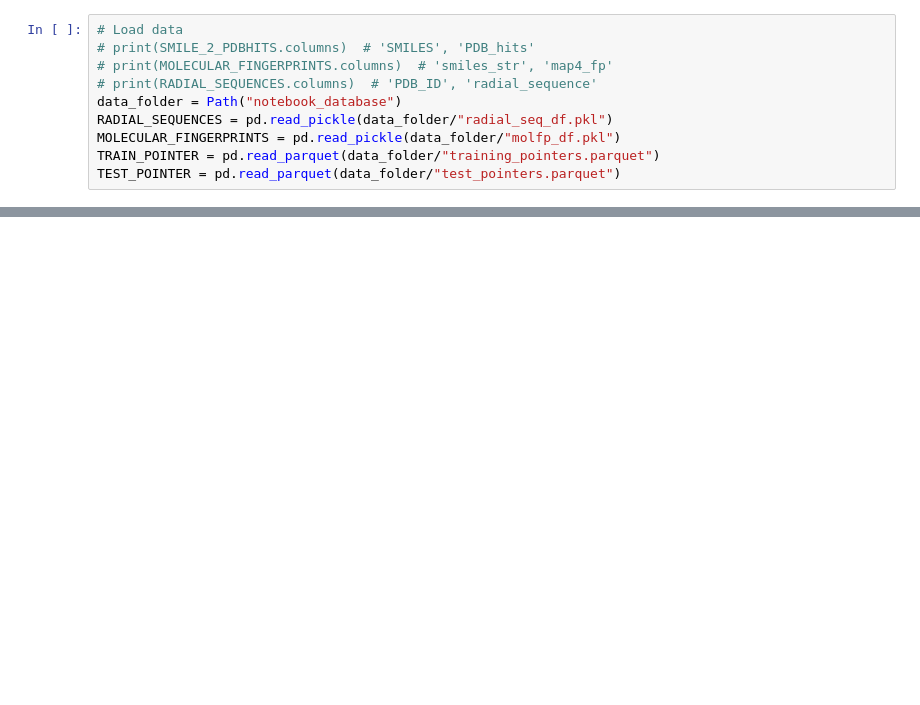
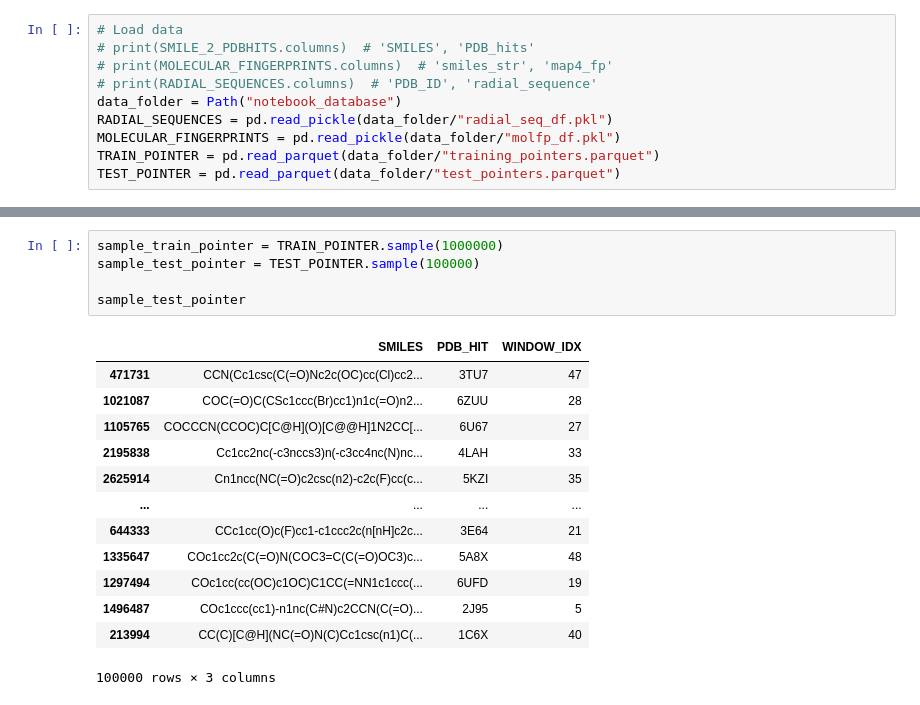
Before and after one commit to Elliot-Chan-120/NanoMaker, a Jupyter notebook: nano_notebooks/SKELETON_prototype.ipynb, the cells around one changed output, grey strips where cells are left out. Cells and saved outputs as stored; diff of their text form; blank space fills up the shorter version.

```diff
--- a/nano_notebooks/SKELETON_prototype.ipynb
+++ b/nano_notebooks/SKELETON_prototype.ipynb
@@ -213,3 +58,22 @@ class RadialDataset(Dataset):
+# %%
+sample_train_pointer = TRAIN_POINTER.sample(1000000)
+sample_test_pointer = TEST_POINTER.sample(100000)
+
+sample_test_pointer
+# %% [output]
+|  | SMILES | PDB_HIT | WINDOW_IDX |
+| 471731 | CCN(Cc1csc(C(=O)Nc2c(OC)cc(Cl)cc2... | 3TU7 | 47 |
+| 1021087 | COC(=O)C(CSc1ccc(Br)cc1)n1c(=O)n2... | 6ZUU | 28 |
+| 1105765 | COCCCN(CCOC)C[C@H](O)[C@@H]1N2CC[... | 6U67 | 27 |
+| 2195838 | Cc1cc2nc(-c3nccs3)n(-c3cc4nc(N)nc... | 4LAH | 33 |
+| 2625914 | Cn1ncc(NC(=O)c2csc(n2)-c2c(F)cc(c... | 5KZI | 35 |
+| ... | ... | ... | ... |
+| 644333 | CCc1cc(O)c(F)cc1-c1ccc2c(n[nH]c2c... | 3E64 | 21 |
+| 1335647 | COc1cc2c(C(=O)N(COC3=C(C(=O)OC3)c... | 5A8X | 48 |
+| 1297494 | COc1cc(cc(OC)c1OC)C1CC(=NN1c1ccc(... | 6UFD | 19 |
+| 1496487 | COc1ccc(cc1)-n1nc(C#N)c2CCN(C(=O)... | 2J95 | 5 |
+| 213994 | CC(C)[C@H](NC(=O)N(C)Cc1csc(n1)C(... | 1C6X | 40 |
+100000 rows × 3 columns
 # %%
 # RadialSeeker parameters used -> record these - might design a config file later
 radial_resolution = 100
```
Also changed, not shown: parts of 20 cells of this notebook, 8 other files.
